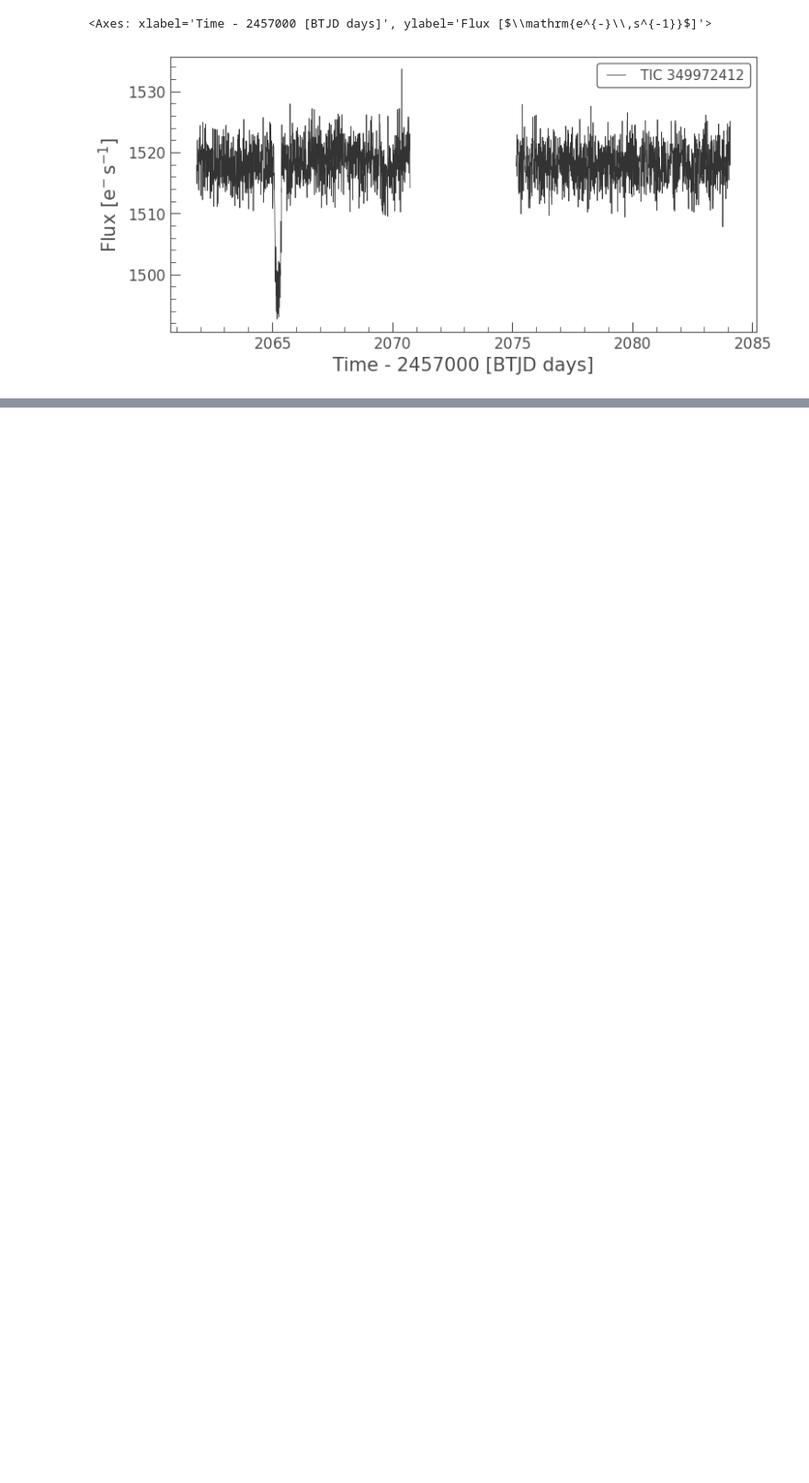
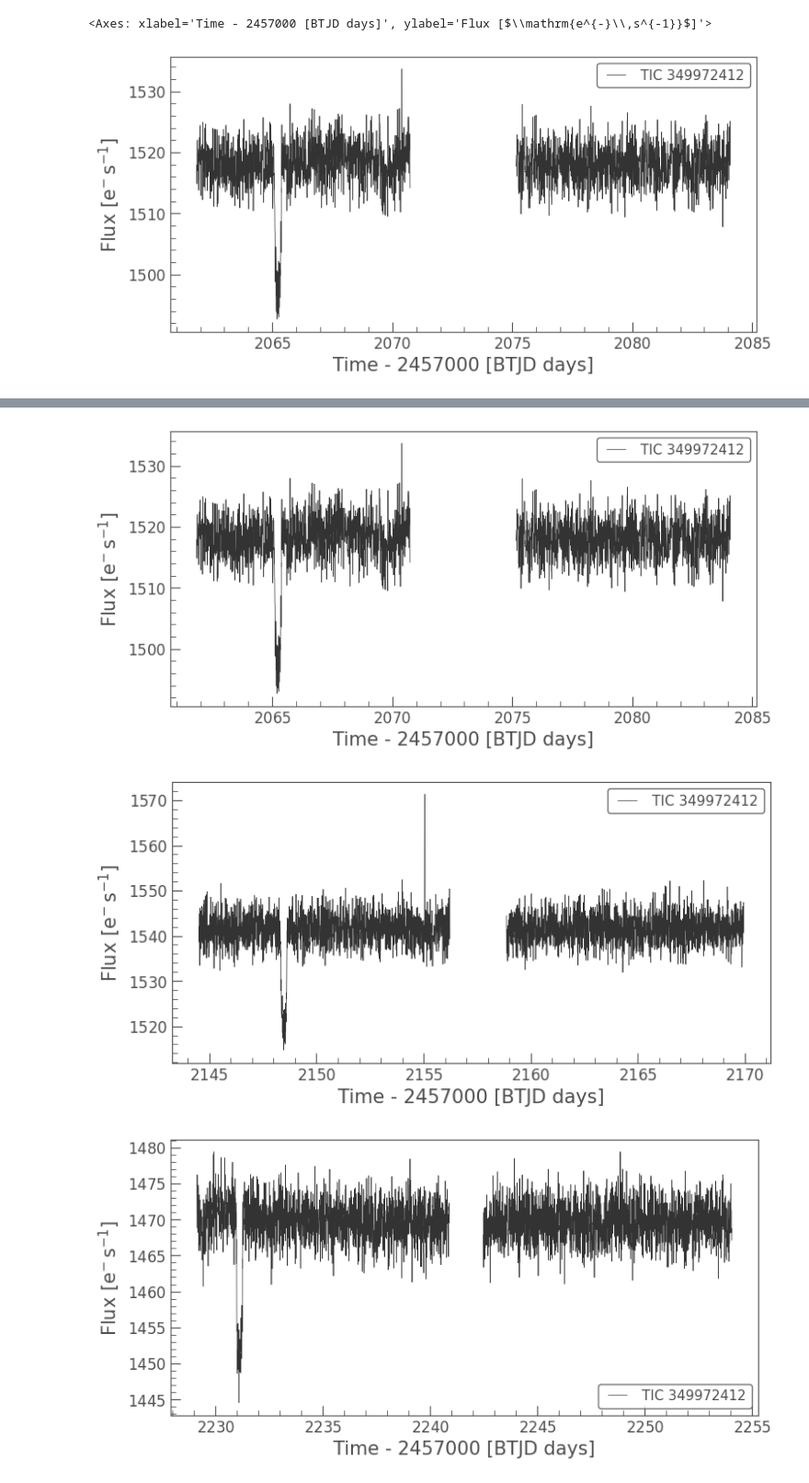
Before and after one commit to lichtgestalter/curvesimulator, a Jupyter notebook: debug/lightkurve_TOI4504.ipynb, the cells around one changed output, grey strips where cells are left out. Shown at 92% size. Drawn from its saved outputs; the diff is of its cells as text; code cells hidden in the pictures; blank space fills up the shorter version.

```diff
--- a/debug/lightkurve_TOI4504.ipynb
+++ b/debug/lightkurve_TOI4504.ipynb
@@ -27,8 +52,10 @@ flat_lc.plot()
 # %%
 from lightkurve import TessLightCurve
 sectors = ["27", "28", "29", "30", "31", "32", "33", "34", "35", "36", "37", "38", "61", "62", "63", "64", "65", "67", "68", "69"]
+sectors = ["28", "31", "34", "37", "64", "67"]  # sectors with transits
 for sector in sectors:
     print(sector)
     file = f"../research/star_systems/TOI-4504/lightkurve/{sector}/{sector}.fits"
     lc = TessLightCurve.read(file)
     lc.plot()
+# %% [output]
@@ -34,0 +68,3 @@ for sector in sectors:
+[figure, added]
+[figure, added]
+[figure, added]
```
Also changed, not shown: parts of 9 cells of this notebook, 2 other files.
